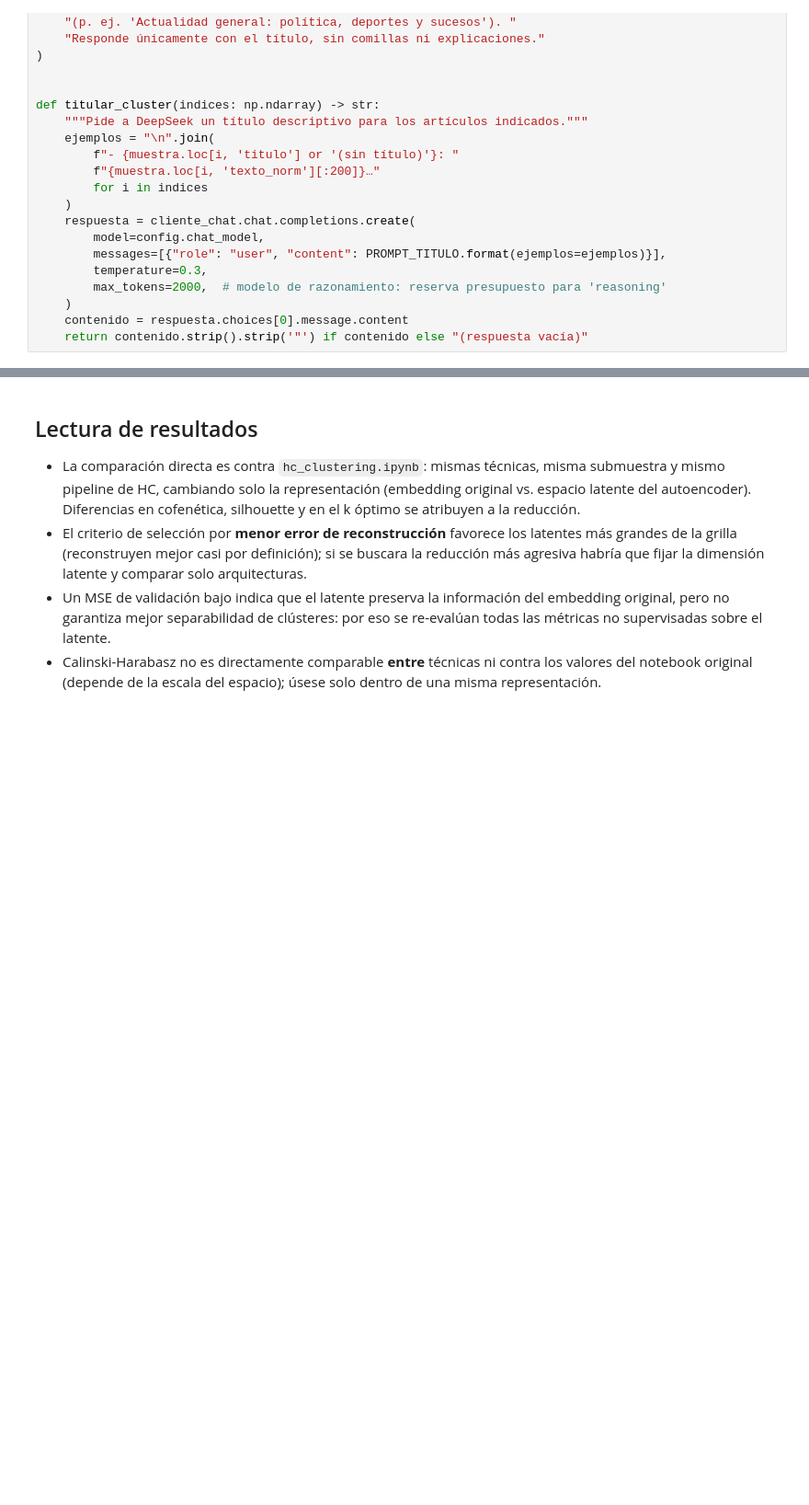
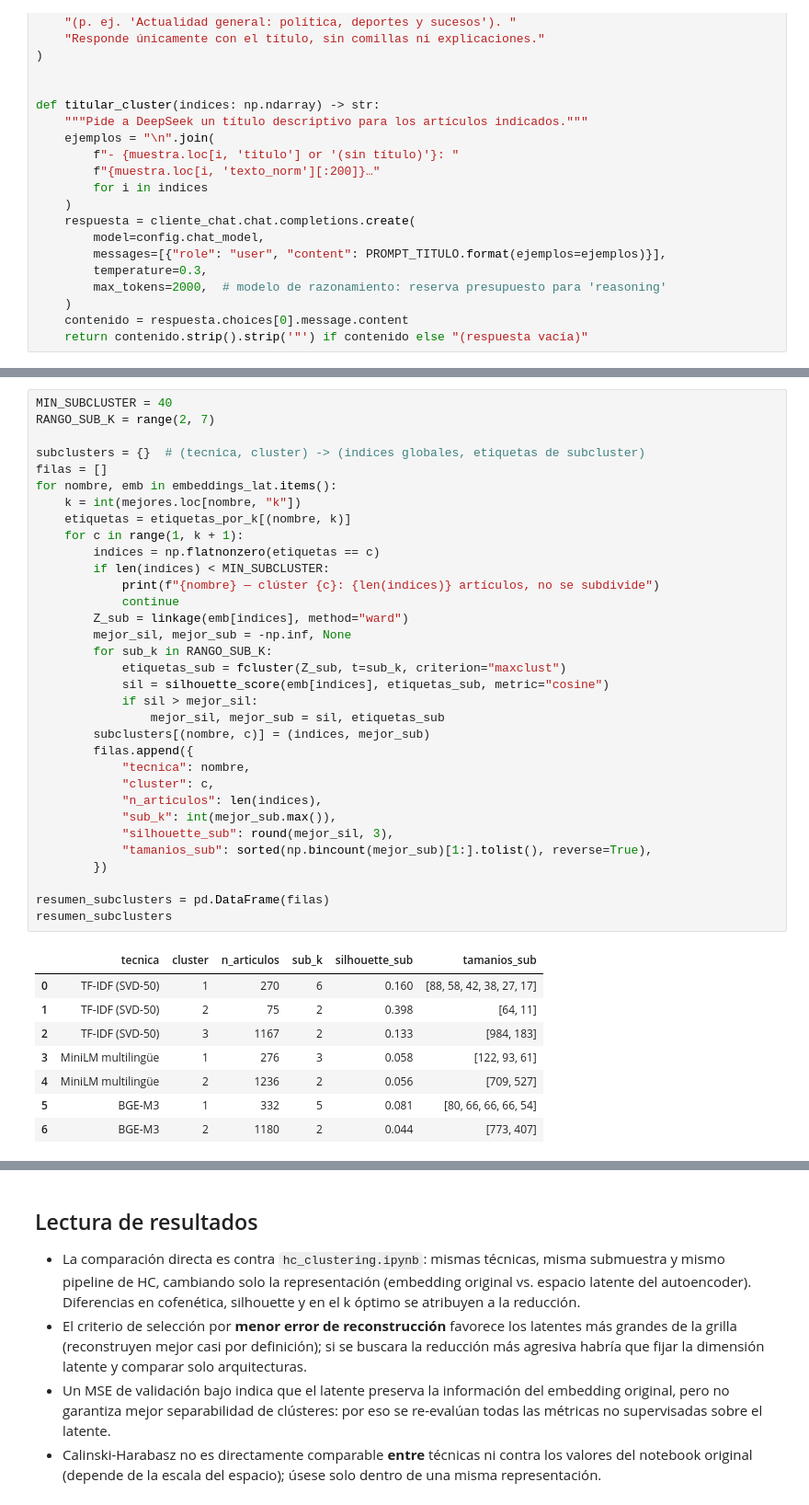
Before and after one commit to Pablouski7/clustering_n_rag_u_index, a Jupyter notebook: notebooks/hc_autoencoder.ipynb, the cells around one changed output, grey strips where cells are left out. Shown at 92% size. Drawn from its saved outputs; the diff is of its cells as text; blank space fills up the shorter version.

```diff
--- a/notebooks/hc_autoencoder.ipynb
+++ b/notebooks/hc_autoencoder.ipynb
@@ -526,0 +536,42 @@ with pd.option_context("display.max_colwidth", 120):
+# %%
+MIN_SUBCLUSTER = 40
+RANGO_SUB_K = range(2, 7)
+
+subclusters = {}  # (tecnica, cluster) -> (indices globales, etiquetas de subcluster)
+filas = []
+for nombre, emb in embeddings_lat.items():
+    k = int(mejores.loc[nombre, "k"])
+    etiquetas = etiquetas_por_k[(nombre, k)]
+    for c in range(1, k + 1):
+        indices = np.flatnonzero(etiquetas == c)
+        if len(indices) < MIN_SUBCLUSTER:
+            print(f"{nombre} — clúster {c}: {len(indices)} artículos, no se subdivide")
+            continue
+        Z_sub = linkage(emb[indices], method="ward")
+        mejor_sil, mejor_sub = -np.inf, None
+        for sub_k in RANGO_SUB_K:
+            etiquetas_sub = fcluster(Z_sub, t=sub_k, criterion="maxclust")
+            sil = silhouette_score(emb[indices], etiquetas_sub, metric="cosine")
+            if sil > mejor_sil:
+                mejor_sil, mejor_sub = sil, etiquetas_sub
+        subclusters[(nombre, c)] = (indices, mejor_sub)
+        filas.append({
+            "tecnica": nombre,
+            "cluster": c,
+            "n_articulos": len(indices),
+            "sub_k": int(mejor_sub.max()),
+            "silhouette_sub": round(mejor_sil, 3),
+            "tamanios_sub": sorted(np.bincount(mejor_sub)[1:].tolist(), reverse=True),
+        })
+
+resumen_subclusters = pd.DataFrame(filas)
+resumen_subclusters
+# %% [output]
+|  | tecnica | cluster | n_articulos | sub_k | silhouette_sub | tamanios_sub |
+| 0 | TF-IDF (SVD-50) | 1 | 270 | 6 | 0.160 | [88, 58, 42, 38, 27, 17] |
+| 1 | TF-IDF (SVD-50) | 2 | 75 | 2 | 0.398 | [64, 11] |
+| 2 | TF-IDF (SVD-50) | 3 | 1167 | 2 | 0.133 | [984, 183] |
+| 3 | MiniLM multilingüe | 1 | 276 | 3 | 0.058 | [122, 93, 61] |
+| 4 | MiniLM multilingüe | 2 | 1236 | 2 | 0.056 | [709, 527] |
+| 5 | BGE-M3 | 1 | 332 | 5 | 0.081 | [80, 66, 66, 66, 54] |
+| 6 | BGE-M3 | 2 | 1180 | 2 | 0.044 | [773, 407] |
```
Also changed, not shown: parts of 5 cells of this notebook, 1 other file.
